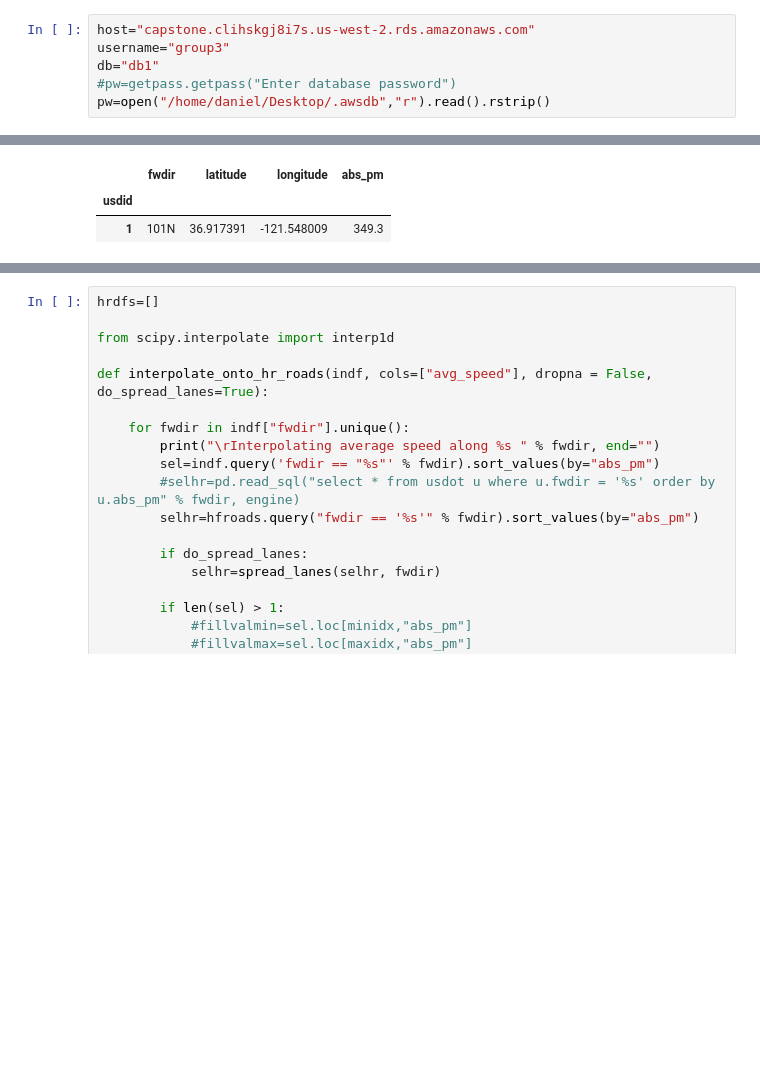
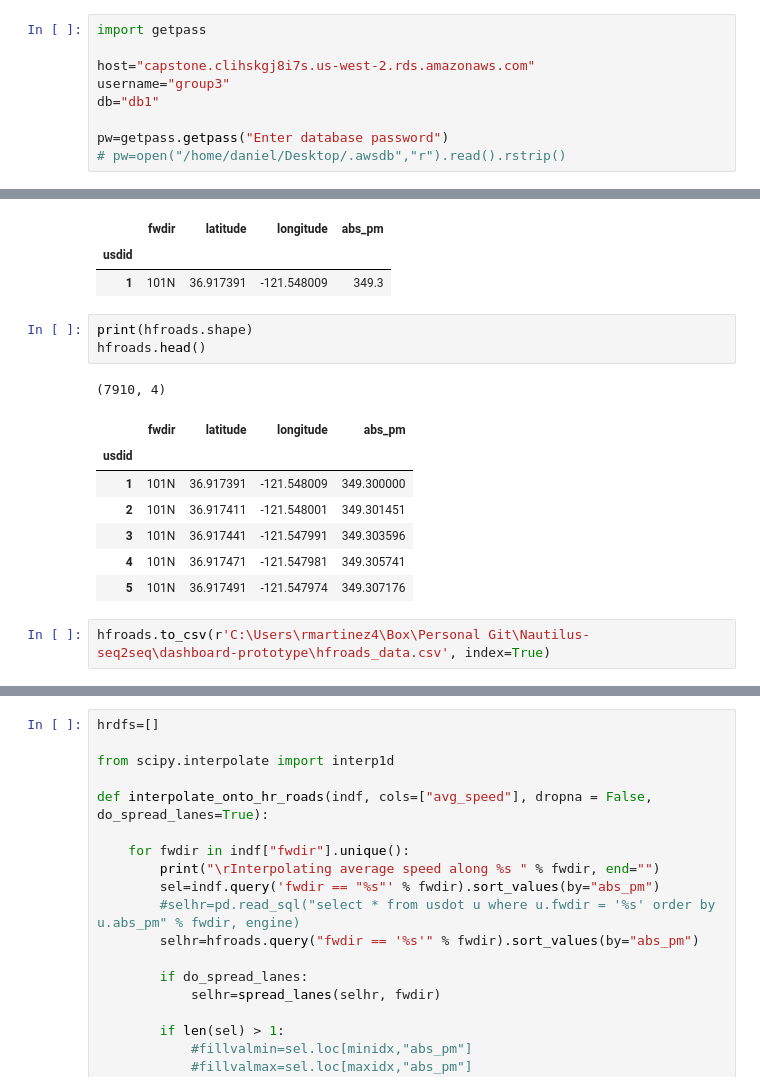
Before and after one commit to klane/dse-capstone, a Jupyter notebook: dashboard_traffic_layer/viz_traffic_layer_bay_predictions_dashboard.ipynb, the cells around one changed output, grey strips where cells are left out. Saved outputs shown, nothing was run; the diff lists cells and outputs as text; blank space fills up the shorter version.

```diff
--- a/dashboard_traffic_layer/viz_traffic_layer_bay_predictions_dashboard.ipynb
+++ b/dashboard_traffic_layer/viz_traffic_layer_bay_predictions_dashboard.ipynb
@@ -95,8 +108,11 @@ plot_time_series_station(400017)
 [interactive output not drawn]
 [interactive output not drawn]
 # %%
+import getpass
+
 host="capstone.clihskgj8i7s.us-west-2.rds.amazonaws.com"
 username="group3"
 db="db1"
-#pw=getpass.getpass("Enter database password")
-pw=open("/home/daniel/Desktop/.awsdb","r").read().rstrip()
+
+pw=getpass.getpass("Enter database password")
+# pw=open("/home/daniel/Desktop/.awsdb","r").read().rstrip()
@@ -153,3 +221,17 @@ hfroads.head(n=1)
 |  | fwdir | latitude | longitude | abs_pm |
 | usdid |  |  |  |  |
 | 1 | 101N | 36.917391 | -121.548009 | 349.3 |
+# %%
+print(hfroads.shape)
+hfroads.head()
+# %% [output]
+(7910, 4)
+|  | fwdir | latitude | longitude | abs_pm |
+| usdid |  |  |  |  |
+| 1 | 101N | 36.917391 | -121.548009 | 349.300000 |
+| 2 | 101N | 36.917411 | -121.548001 | 349.301451 |
+| 3 | 101N | 36.917441 | -121.547991 | 349.303596 |
+| 4 | 101N | 36.917471 | -121.547981 | 349.305741 |
+| 5 | 101N | 36.917491 | -121.547974 | 349.307176 |
+# %%
+hfroads.to_csv(r'C:\Users\rmartinez4\Box\Personal Git\Nautilus-seq2seq\dashboard-prototype\hfroads_data.csv', index=True)
```
Also changed, not shown: parts of 17 cells of this notebook, 15 other files.
